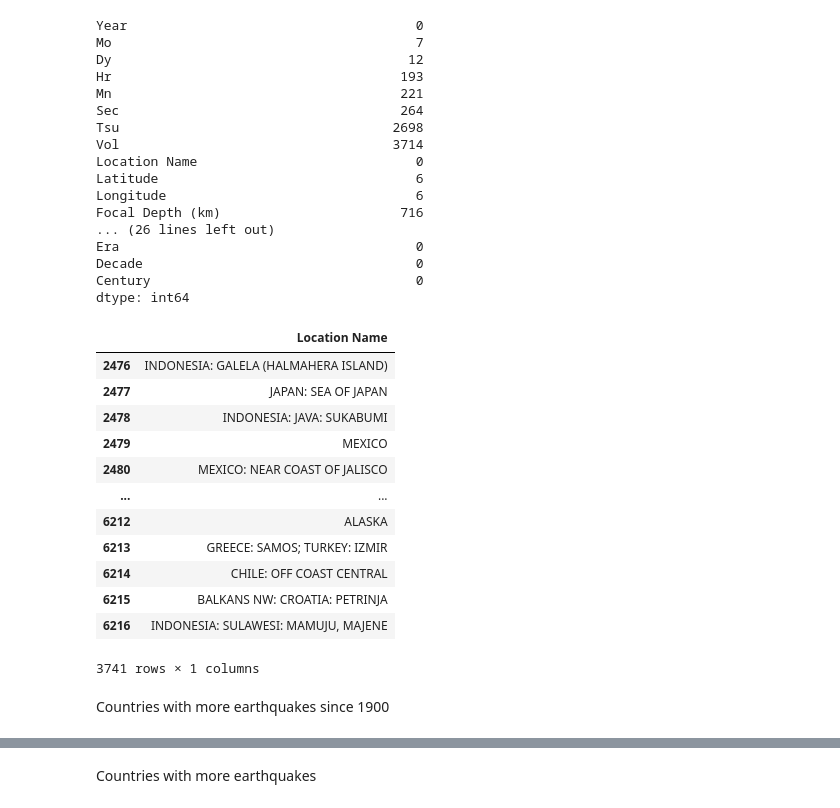
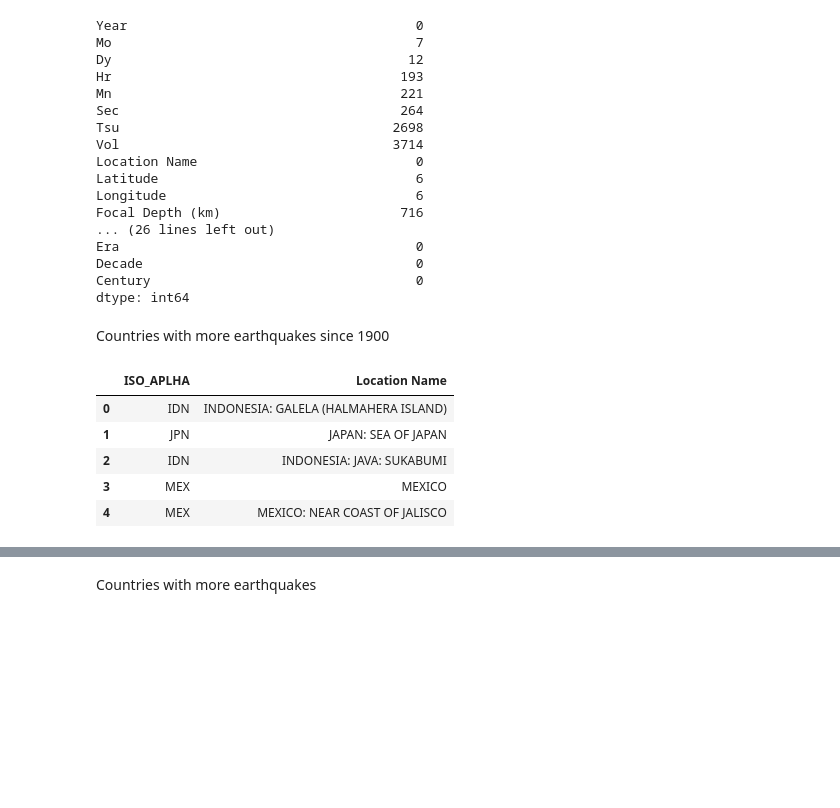
Before and after one commit to bosquealeatorio/pucp-visualizacion, a Jupyter notebook: eda/manuel/earthquakes.ipynb, the cells around one changed output, grey strips where cells are left out. Cells and saved outputs as stored; diff of their text form; code cells hidden in the pictures; blank space fills up the shorter version.

```diff
--- a/eda/manuel/earthquakes.ipynb
+++ b/eda/manuel/earthquakes.ipynb
@@ -142,21 +142,5 @@ Era                                      0
 Decade                                   0
 Century                                  0
 dtype: int64
-# %%
-earthquake_21[['Location Name']]
-# %% [output]
-|  | Location Name |
-| 2476 | INDONESIA: GALELA (HALMAHERA ISLAND) |
-| 2477 | JAPAN: SEA OF JAPAN |
-| 2478 | INDONESIA: JAVA: SUKABUMI |
-| 2479 | MEXICO |
-| 2480 | MEXICO: NEAR COAST OF JALISCO |
-| ... | ... |
-| 6212 | ALASKA |
-| 6213 | GREECE: SAMOS; TURKEY: IZMIR |
-| 6214 | CHILE: OFF COAST CENTRAL |
-| 6215 | BALKANS NW: CROATIA: PETRINJA |
-| 6216 | INDONESIA: SULAWESI: MAMUJU, MAJENE |
-3741 rows × 1 columns
 # %% [markdown]
 Countries with more earthquakes since 1900
@@ -164,0 +147,11 @@ earthquake_21['Country'] = earthquake_21['Location Name'].str.split(':', expand
+# %%
+countries = pd.read_csv('earthquakes-prec.csv')
+countries = countries.get(['ISO_APLHA', 'Location Name']).drop_duplicates(['Location Name'])
+countries.head()
+# %% [output]
+|  | ISO_APLHA | Location Name |
+| 0 | IDN | INDONESIA: GALELA (HALMAHERA ISLAND) |
+| 1 | JPN | JAPAN: SEA OF JAPAN |
+| 2 | IDN | INDONESIA: JAVA: SUKABUMI |
+| 3 | MEX | MEXICO |
+| 4 | MEX | MEXICO: NEAR COAST OF JALISCO |
```
Also changed, not shown: parts of 28 cells of this notebook, 52 other files.
